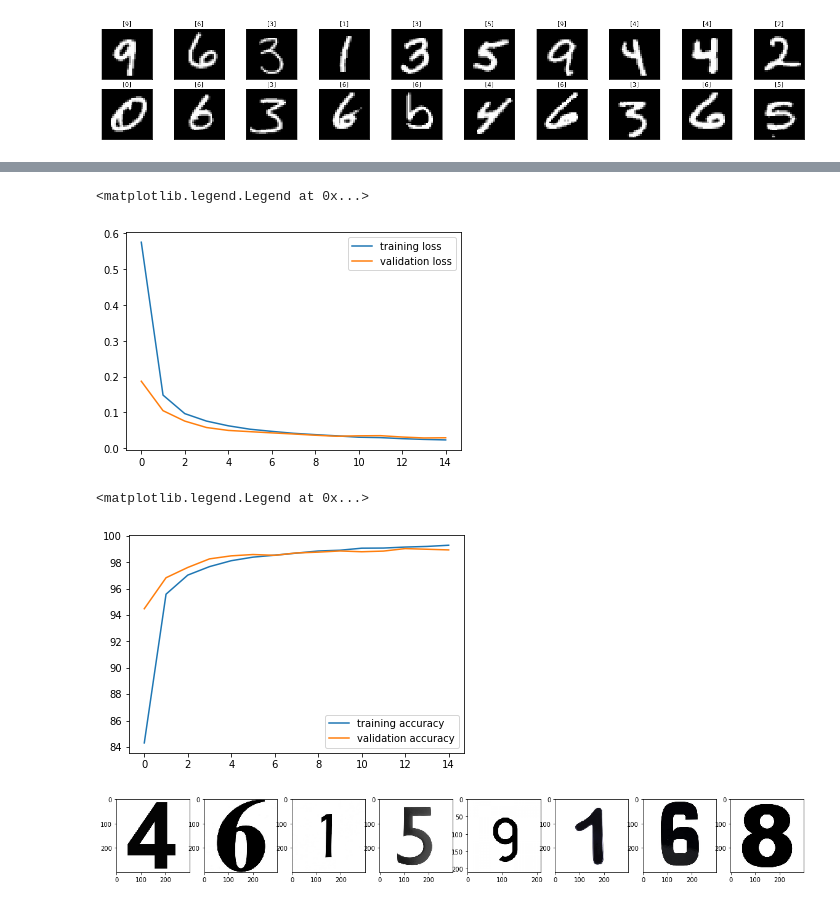
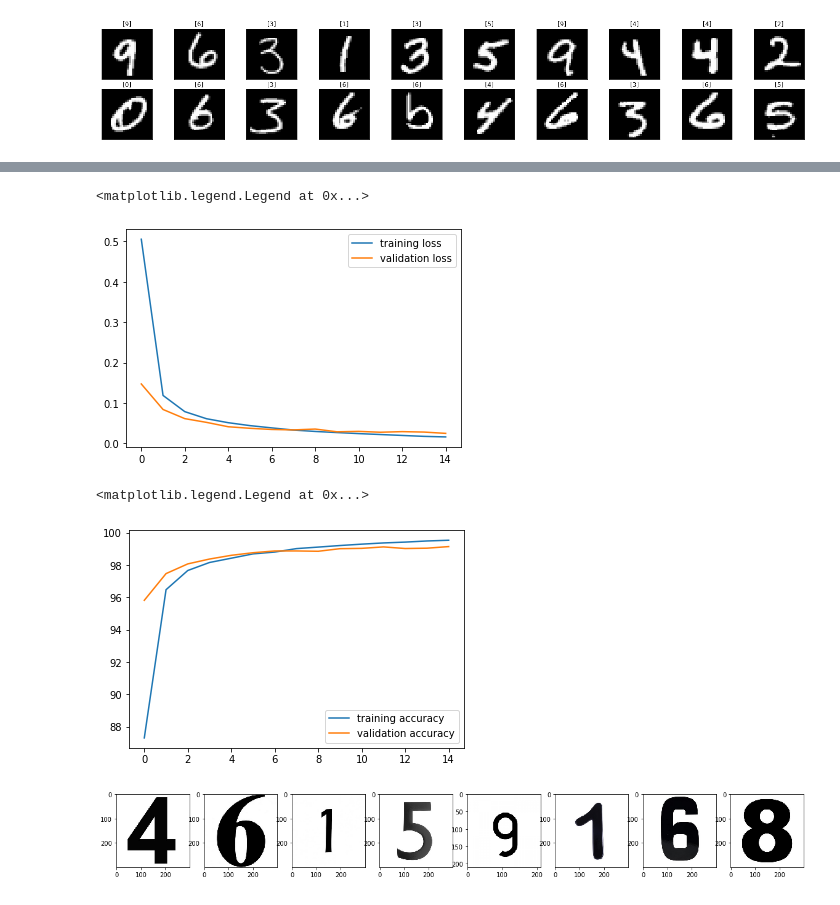
Before and after one commit to annemacena/pytorch-crash-course, a Jupyter notebook: Convolutional_Neural_Networks.ipynb, the cells around one changed output, grey strips where cells are left out. Saved outputs shown, nothing was run; the diff lists cells and outputs as text; code cells hidden in the pictures.

```diff
--- a/Convolutional_Neural_Networks.ipynb
+++ b/Convolutional_Neural_Networks.ipynb
@@ -84,7 +84,7 @@ class LeNet(nn.Module):
       self.conv1 = nn.Conv2d(1, 20, 5, 1)
       self.conv2 = nn.Conv2d(20, 50, 5, 1)
       self.fc1 = nn.Linear(4*4*50, 500)
-      self.dropout1 = nn.Dropout(0.5) # used to reduce outfitting
+      #self.dropout1 = nn.Dropout(0.5) # used to reduce outfitting
       self.fc2 = nn.Linear(500, 10)
     def forward(self, x):
       x = F.relu(self.conv1(x))
@@ -93,7 +93,7 @@ class LeNet(nn.Module):
       x = F.max_pool2d(x, 2, 2)
       x = x.view(-1, 4*4*50)
       x = F.relu(self.fc1(x))
-      x = self.dropout1(x) # used to reduce outfitting
+      #x = self.dropout1(x) # used to reduce outfitting
       x = self.fc2(x)
       return x
 # %%
@@ -183,22 +182,21 @@ validation loss: 0.0293, validation acc 98.9400
 # %%
 '''
   the training loss became less than validation loss, causing overfitting
   (Overfitting means that the neural network models the training data too well and fails when it faces new and yet unseen data)
-  BUT for this case, it's ok.
 '''
 plt.plot(running_loss_history, label='training loss')
 plt.plot(val_running_loss_history, label='validation loss')
 plt.legend()
 # %% [output]
 <matplotlib.legend.Legend at 0x...>
-[figure, old version]
+[figure, new version]
 # %%
 plt.plot(running_corrects_history, label='training accuracy')
 plt.plot(val_running_corrects_history, label='validation accuracy')
 plt.legend()
 # %% [output]
 <matplotlib.legend.Legend at 0x...>
-[figure, old version]
+[figure, new version]
 # %%
 import PIL.ImageOps
 import requests
```
Also changed, not shown: parts of 2 cells of this notebook, 1 other file.
